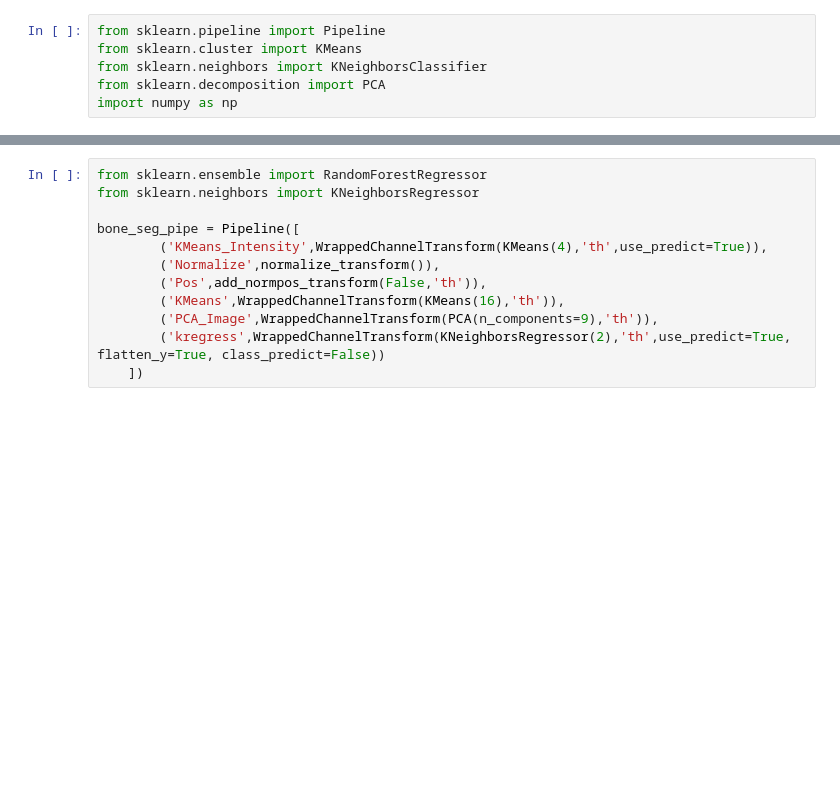
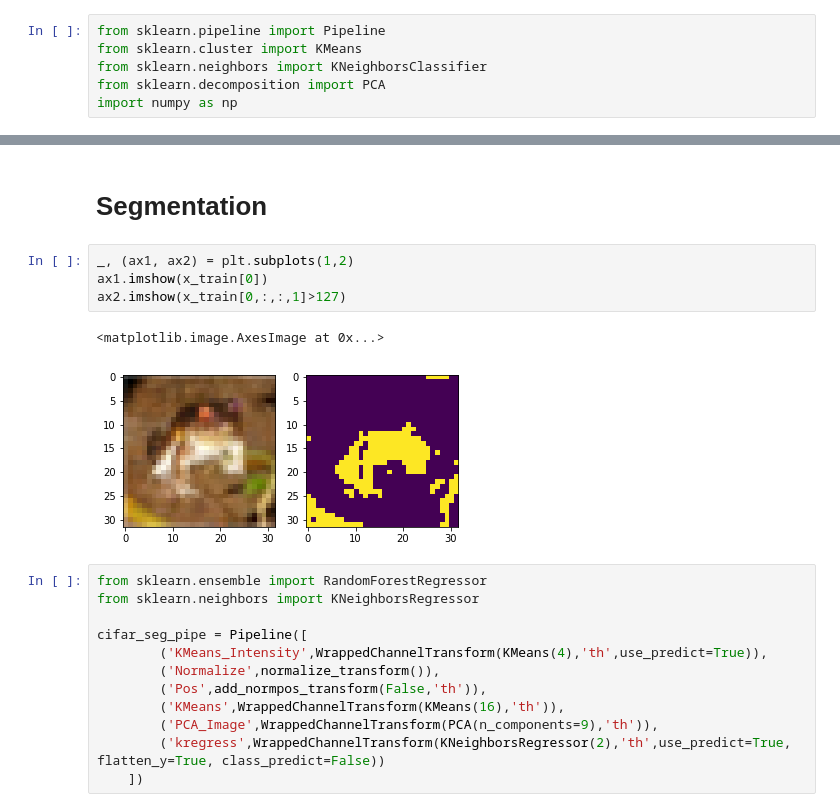
Before and after one commit to 4Quant/pyqae, a Jupyter notebook: notebooks/Pipelines/pyqae demo.ipynb, the cells around one changed output, grey strips where cells are left out. Saved outputs shown, nothing was run; the diff lists cells and outputs as text; blank space fills up the shorter version.

```diff
--- a/notebooks/Pipelines/pyqae demo.ipynb
+++ b/notebooks/Pipelines/pyqae demo.ipynb
@@ -124,8 +128,17 @@ with np.load('/Users/mader/Dropbox/4Quant/Projects/AnatomySegmentation/age_vert_
+# %% [markdown]
+# Segmentation
+# %%
+_, (ax1, ax2) = plt.subplots(1,2)
+ax1.imshow(x_train[0])
+ax2.imshow(x_train[0,:,:,1]>127)
+# %% [output]
+<matplotlib.image.AxesImage at 0x...>
+[figure, added]
 # %%
 from sklearn.ensemble import RandomForestRegressor
 from sklearn.neighbors import KNeighborsRegressor
 
-bone_seg_pipe = Pipeline([
+cifar_seg_pipe = Pipeline([
         ('KMeans_Intensity',WrappedChannelTransform(KMeans(4),'th',use_predict=True)),
         ('Normalize',normalize_transform()),
         ('Pos',add_normpos_transform(False,'th')),
```
Also changed, not shown: parts of 24 cells of this notebook, 2 other files.
